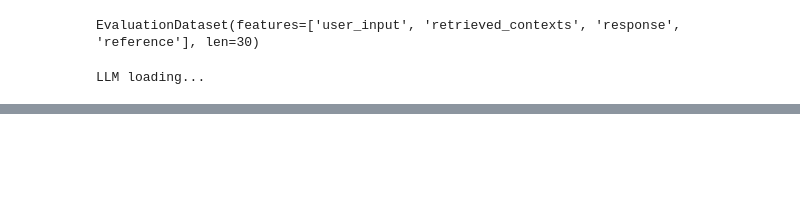
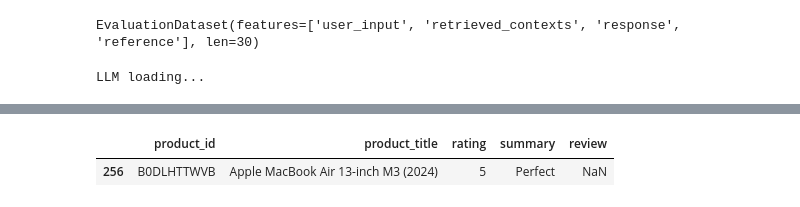
Before and after one commit to Manas2001Agarwal/customer_support_system, a Jupyter notebook: notebook/customer_support.ipynb, the cells around one changed output, grey strips where cells are left out. Saved outputs shown, nothing was run; the diff lists cells and outputs as text; code cells hidden in the pictures; blank space fills up the shorter version.

```diff
--- a/notebook/customer_support.ipynb
+++ b/notebook/customer_support.ipynb
@@ -489,0 +610,7 @@ evaluate_ragas_dataset(evaluation_dataset)
+# %%
+import pandas as pd
+data = pd.read_csv("/Users/mukulagarwal/Desktop/Projects/customer_support_system/data/flipkart_product_review.csv")
+data[data['review'].isna() == True]
+# %% [output]
+|  | product_id | product_title | rating | summary | review |
+| 256 | B0DLHTTWVB | Apple MacBook Air 13-inch M3 (2024) | 5 | Perfect | NaN |
```
Also changed, not shown: parts of 18 cells of this notebook, 8 other files.
